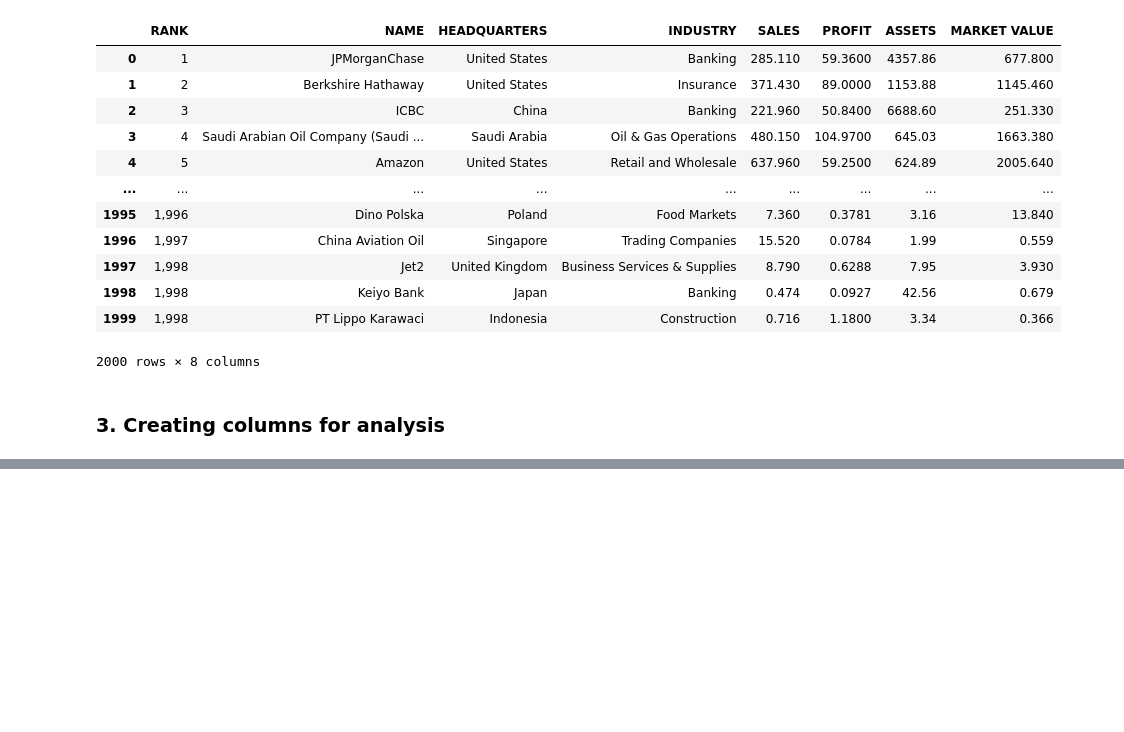
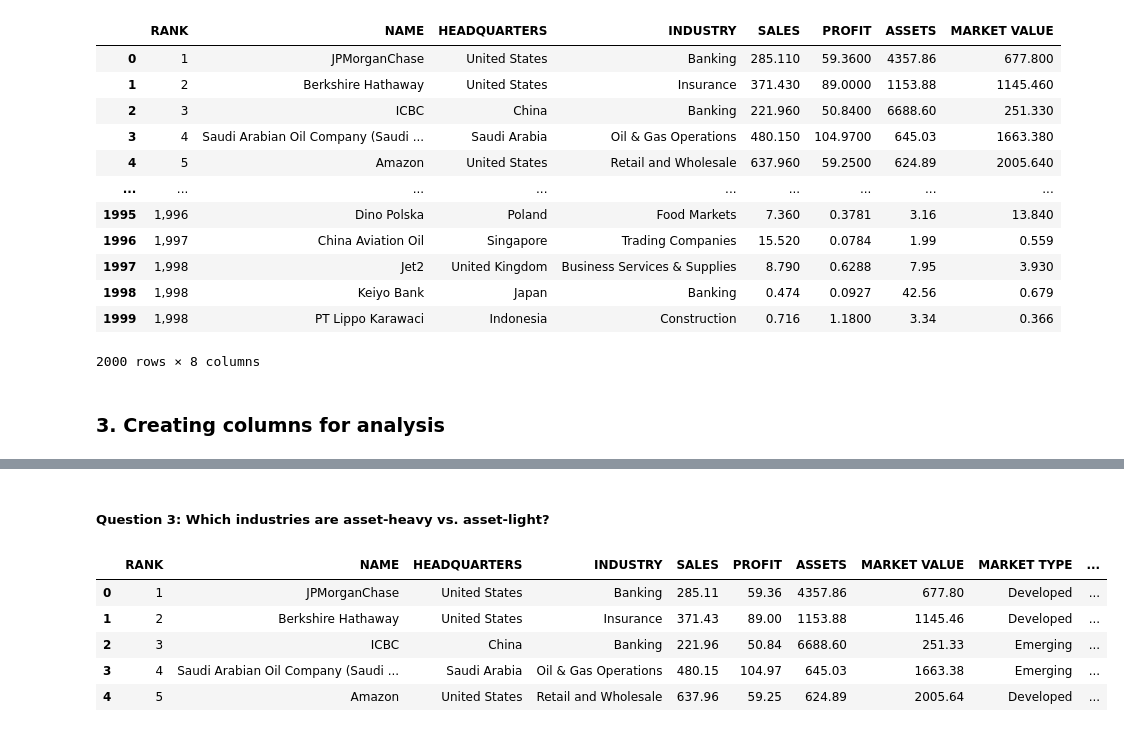
Before and after one commit to GauriR011/Forbes-Global-2025, a Jupyter notebook: Code.ipynb, the cells around one changed output, grey strips where cells are left out. Cells and saved outputs as stored; diff of their text form; code cells hidden in the pictures; blank space fills up the shorter version.

```diff
--- a/Code.ipynb
+++ b/Code.ipynb
@@ -150,6 +151,8 @@ df.to_csv("Cleaned_data.csv", index=False)
 ### 3. Creating columns for analysis
 # %%
 # Let's take a look at the Headquarters column first
+df = pd.read_csv("Cleaned_data.csv")
+df=df[df["SALES"] > 0]
 # %%
 # Here each country is classified as a developed, emerging or frontier market
 market_classification = {
@@ -220,3 +223,6 @@ market_classification = {
     "Slovenia": "Frontier",
     "Vietnam": "Frontier"
 }
+# %%
+# Now lets create a new column that classifies a country as a Developed/Emerging/Frontier market
+df['MARKET TYPE'] = df['HEADQUARTERS'].map(market_classification)
@@ -222,0 +307,2 @@ market_classification = {
+# %% [markdown]
+##### Question 3: Which industries are asset-heavy vs. asset-light?
@@ -222,0 +315,9 @@ market_classification = {
+# %%
+df.head()
+# %% [output]
+|  | RANK | NAME | HEADQUARTERS | INDUSTRY | SALES | PROFIT | ASSETS | MARKET VALUE | MARKET TYPE | ... |
+| 0 | 1 | JPMorganChase | United States | Banking | 285.11 | 59.36 | 4357.86 | 677.80 | Developed | ... |
+| 1 | 2 | Berkshire Hathaway | United States | Insurance | 371.43 | 89.00 | 1153.88 | 1145.46 | Developed | ... |
+| 2 | 3 | ICBC | China | Banking | 221.96 | 50.84 | 6688.60 | 251.33 | Emerging | ... |
+| 3 | 4 | Saudi Arabian Oil Company (Saudi ... | Saudi Arabia | Oil & Gas Operations | 480.15 | 104.97 | 645.03 | 1663.38 | Emerging | ... |
+| 4 | 5 | Amazon | United States | Retail and Wholesale | 637.96 | 59.25 | 624.89 | 2005.64 | Developed | ... |
```
Also changed, not shown: parts of 40 cells of this notebook.
